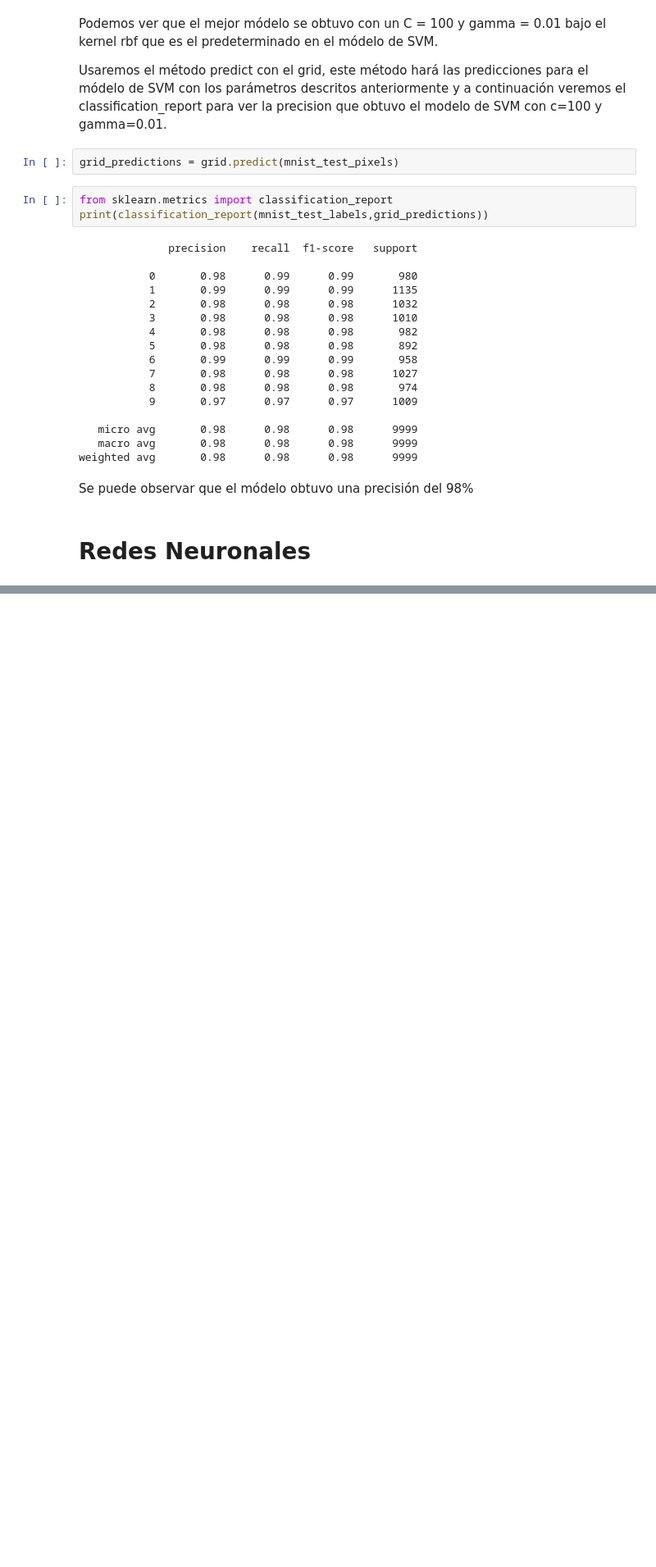
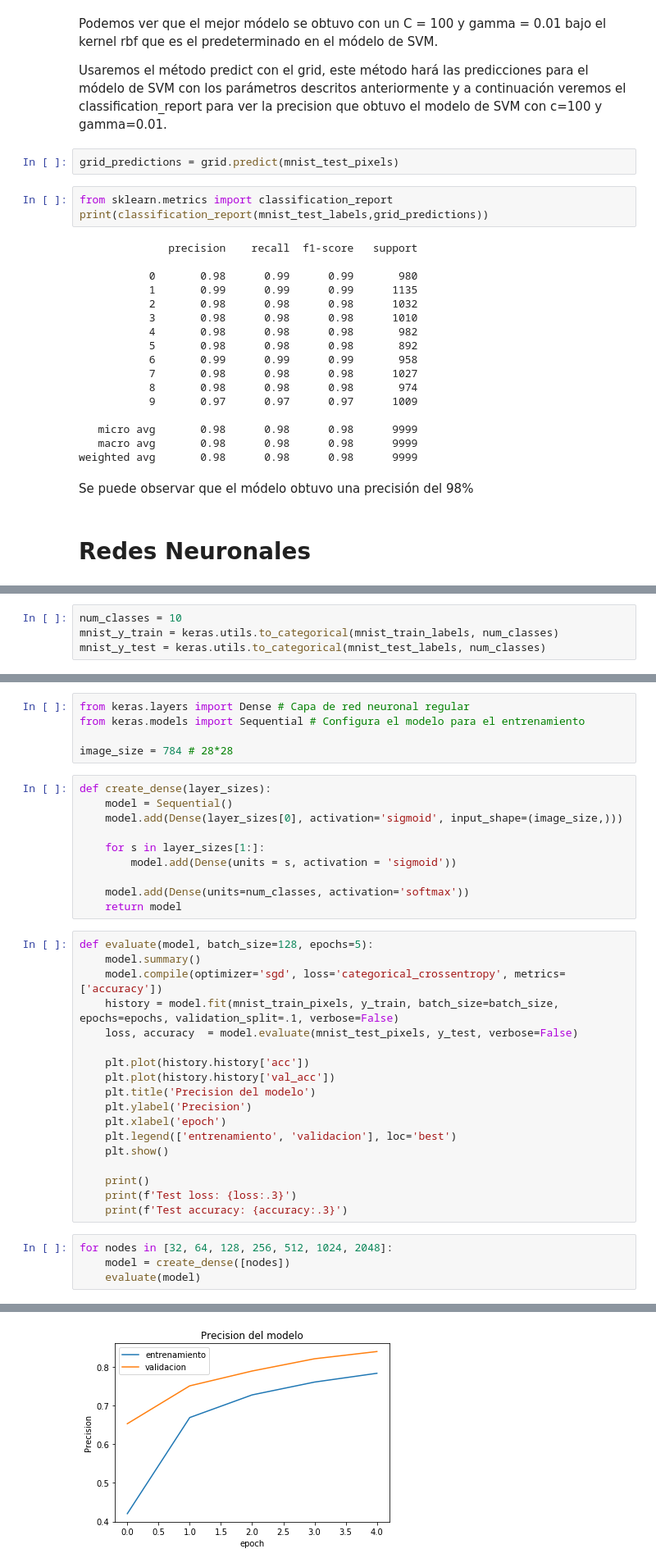
Before and after one commit to Daniel2894/MNIST-TAE-classifiers, a Jupyter notebook: Trabajo4.ipynb, the cells around one changed output, grey strips where cells are left out. Shown at 82% size. Saved outputs shown, nothing was run; the diff lists cells and outputs as text; blank space fills up the shorter version.

```diff
--- a/Trabajo4.ipynb
+++ b/Trabajo4.ipynb
@@ -382,0 +392,4 @@ Se puede observar que el módelo obtuvo una precisión del 98%
+# %%
+num_classes = 10
+mnist_y_train = keras.utils.to_categorical(mnist_train_labels, num_classes)
+mnist_y_test = keras.utils.to_categorical(mnist_test_labels, num_classes)
@@ -382,0 +400,38 @@ Se puede observar que el módelo obtuvo una precisión del 98%
+# %%
+from keras.layers import Dense # Capa de red neuronal regular
+from keras.models import Sequential # Configura el modelo para el entrenamiento
+
+image_size = 784 # 28*28
+# %%
+def create_dense(layer_sizes):
+    model = Sequential()
+    model.add(Dense(layer_sizes[0], activation='sigmoid', input_shape=(image_size,)))
+
+    for s in layer_sizes[1:]:
+        model.add(Dense(units = s, activation = 'sigmoid'))
+
+    model.add(Dense(units=num_classes, activation='softmax'))
+    return model
+# %%
+def evaluate(model, batch_size=128, epochs=5):
+    model.summary()
+    model.compile(optimizer='sgd', loss='categorical_crossentropy', metrics=['accuracy'])
+    history = model.fit(mnist_train_pixels, y_train, batch_size=batch_size, epochs=epochs, validation_split=.1, verbose=False)
+    loss, accuracy  = model.evaluate(mnist_test_pixels, y_test, verbose=False)
+
+    plt.plot(history.history['acc'])
+    plt.plot(history.history['val_acc'])
+    plt.title('Precision del modelo')
+    plt.ylabel('Precision')
+    plt.xlabel('epoch')
+    plt.legend(['entrenamiento', 'validacion'], loc='best')
+    plt.show()
+
+    print()
+    print(f'Test loss: {loss:.3}')
+    print(f'Test accuracy: {accuracy:.3}')
+# %%
+for nodes in [32, 64, 128, 256, 512, 1024, 2048]:
+    model = create_dense([nodes])
+    evaluate(model)
+# %% [output]
@@ -382,0 +452 @@ Se puede observar que el módelo obtuvo una precisión del 98%
+[figure, added]
```
Also changed, not shown: parts of 5 cells of this notebook.
